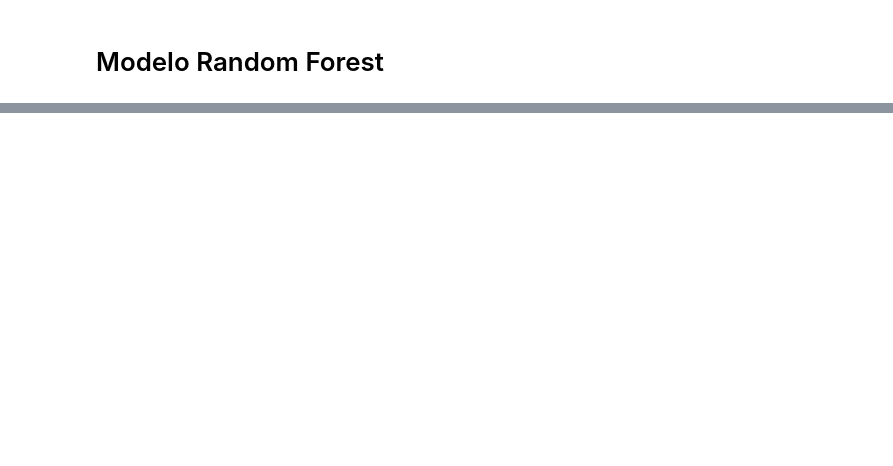
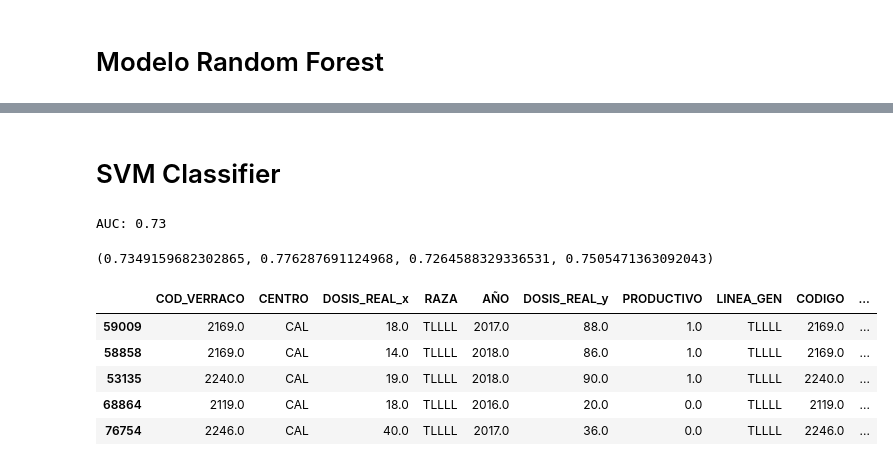
Before and after one commit to jesusparedes/TFM, a Jupyter notebook: DataScience_AIM_P1-BUENO.ipynb, the cells around one changed output, grey strips where cells are left out. Cells and saved outputs as stored; diff of their text form; code cells hidden in the pictures; blank space fills up the shorter version.

```diff
--- a/DataScience_AIM_P1-BUENO.ipynb
+++ b/DataScience_AIM_P1-BUENO.ipynb
@@ -1094 +1085,3 @@ Wall time: 5.27 s
 [figure]
+# %% [markdown]
+# SVM Classifier
@@ -1094,0 +1100,14 @@ Wall time: 5.27 s
+# %%
+clasificador_SVM(x_train, y_train, x_test, y_test)
+# %% [output]
+AUC: 0.73
+(0.7349159682302865, 0.776287691124968, 0.7264588329336531, 0.7505471363092043)
+# %%
+train.head()
+# %% [output]
+|  | COD_VERRACO | CENTRO | DOSIS_REAL_x | RAZA | AÑO | DOSIS_REAL_y | PRODUCTIVO | LINEA_GEN | CODIGO | ... |
+| 59009 | 2169.0 | CAL | 18.0 | TLLLL | 2017.0 | 88.0 | 1.0 | TLLLL | 2169.0 | ... |
+| 58858 | 2169.0 | CAL | 14.0 | TLLLL | 2018.0 | 86.0 | 1.0 | TLLLL | 2169.0 | ... |
+| 53135 | 2240.0 | CAL | 19.0 | TLLLL | 2018.0 | 90.0 | 1.0 | TLLLL | 2240.0 | ... |
+| 68864 | 2119.0 | CAL | 18.0 | TLLLL | 2016.0 | 20.0 | 0.0 | TLLLL | 2119.0 | ... |
+| 76754 | 2246.0 | CAL | 40.0 | TLLLL | 2017.0 | 36.0 | 0.0 | TLLLL | 2246.0 | ... |
```
Also changed, not shown: parts of 28 cells of this notebook, 3 other files.
